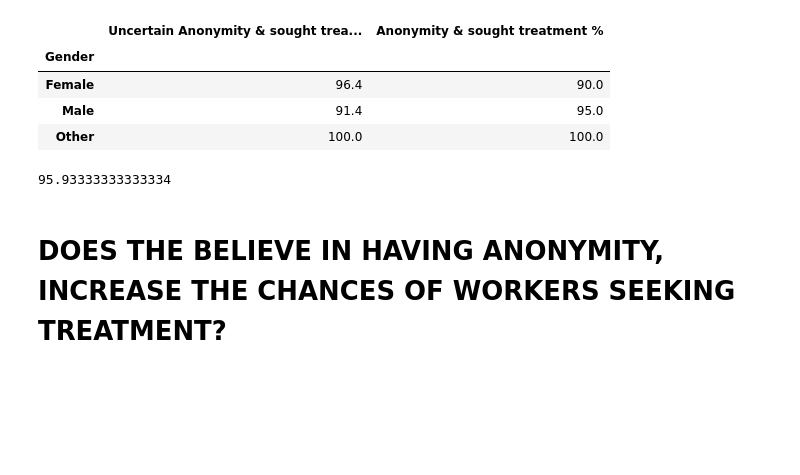
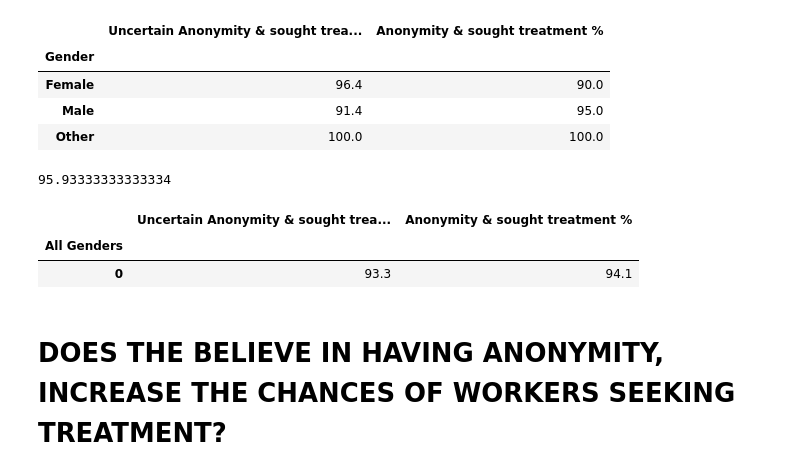
Before and after one commit to gnavneetg/BootCampG5, a Jupyter notebook: MauriciosNotebook/genders_anonymity.ipynb, the cells around one changed output. Drawn from its saved outputs; the diff is of its cells as text; code cells hidden in the pictures; blank space fills up the shorter version.

```diff
--- a/MauriciosNotebook/genders_anonymity.ipynb
+++ b/MauriciosNotebook/genders_anonymity.ipynb
@@ -488,7 +488,12 @@ genderless_anonymity_summary_df = pd.DataFrame({
 
 })
 # %%
-# genderless_anonymity_summary_df.index.name = 'All Genders'
+genderless_anonymity_summary_df.index.name = 'All Genders'
+genderless_anonymity_summary_df
+# %% [output]
+|  | Uncertain Anonymity & sought trea... | Anonymity & sought treatment % |
+| All Genders |  |  |
+| 0 | 93.3 | 94.1 |
 # %% [markdown]
 # DOES THE BELIEVE IN HAVING ANONYMITY, INCREASE THE CHANCES OF WORKERS SEEKING TREATMENT?
 # %%
```
Also changed, not shown: parts of 7 cells of this notebook, 2 other files.
